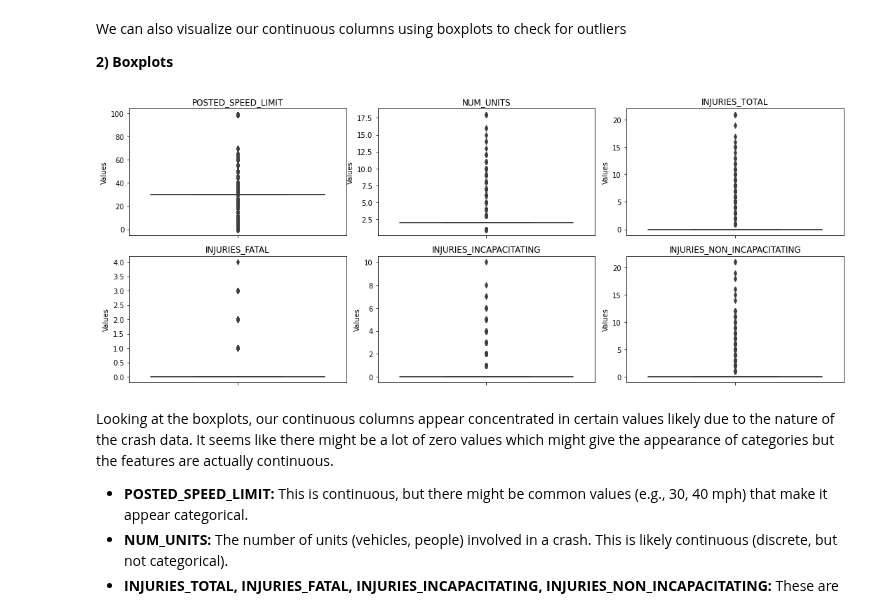
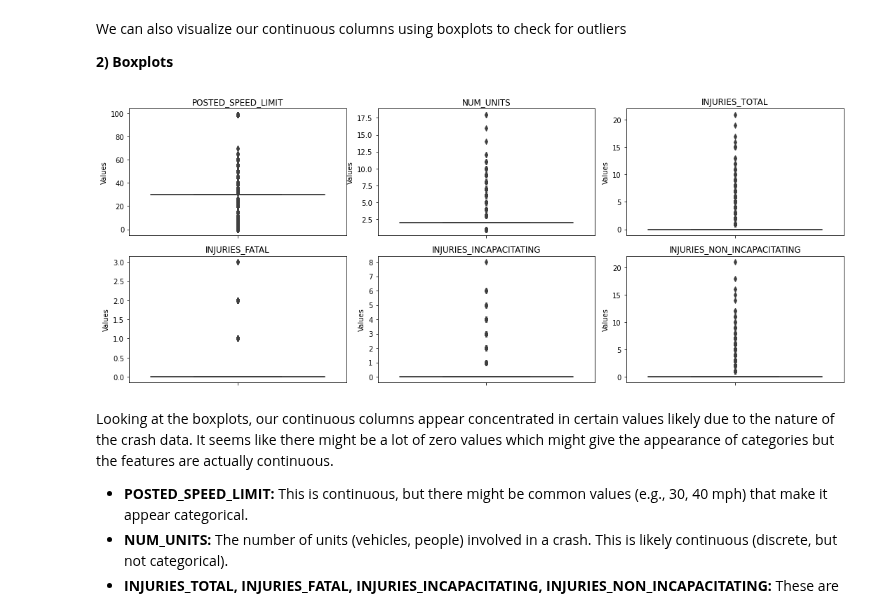
Before and after one commit to Cynthia-Njambi/City-of-Chicago-Traffic-Crashes-Project, a Jupyter notebook: groups/richard.ipynb, the cells around one changed output. Cells and saved outputs as stored; diff of their text form; code cells hidden in the pictures.

Commit message:
updated visualizations after sampling data

```diff
--- a/groups/richard.ipynb
+++ b/groups/richard.ipynb
@@ -296,3 +296,12 @@ Target encoding replaces each category with the mean of the target variable for
 Due to the significant size of our dataset (872,181 rows), we will sample our data to reduce computational time and allow easier handling of the data.
 
 We will use **Stratified Sampling** based on  **CRASH_TYPE** to make sure we preserve the distribution of our target variable.
+# %%
+from sklearn.model_selection import train_test_split
+
+# Assuming 'CRASH_TYPE' is the column to stratify by
+sampled_data, out_of_sample_data = train_test_split(relevant_data, test_size=0.5, stratify=relevant_data['CRASH_TYPE'], random_state=42)
+
+# Check the shape
+print('Sampled Data Shape: ', sampled_data.shape)
+print('Out of Sample Data Shape: ', out_of_sample_data.shape)
@@ -315,7 +327,7 @@ Although we currently classify 'CRASH_HOUR', 'CRASH_DAY_OF_WEEK', 'CRASH_MONTH',
 # %%
 time_col = ['CRASH_HOUR', 'CRASH_DAY_OF_WEEK', 'CRASH_MONTH']
 
-relevant_data[time_col] = relevant_data[time_col].astype('category') #convert to categorical data type
+sampled_data[time_col] = sampled_data[time_col].astype('category') #convert to categorical data type
 
 continuous_columns = [col for col in continuous_columns if col not in time_col] #remove from list of continuous columns
 
@@ -333,28 +345,28 @@ We can also visualize our continuous columns using boxplots to check for outlier
 # %%
 # Create a grid of subplots with 2 rows and 3 columns
 fig, axes = plt.subplots(2, 3, figsize=(15, 6))
 
 # Iterate over the continuous columns and plot each one in a separate subplot
 for i, col in enumerate(continuous_columns):
     # Get the appropriate subplot
     ax = axes[i // 3, i % 3]
 
     # Plot the boxplot vertically with distinct colors
-    sns.boxplot(y=relevant_data[col], ax=ax)
+    sns.boxplot(y=sampled_data[col], ax=ax)
 
     # Set the title of the subplot
     ax.set_title(col)
 
     # Set labels for y-axis
     ax.set_ylabel("Values")
 
 # Adjust the layout to prevent overlapping
 plt.tight_layout()
 
 # Show the plot
 plt.show()
 # %% [output]
-[figure, old version]
+[figure, new version]
 # %% [markdown]
 Looking at the boxplots, our continuous columns appear concentrated in certain values likely due to the nature of the crash data. It seems like there might be a lot of zero values which might give the appearance of categories but the features are actually continuous.
 
```
Also changed, not shown: parts of 3 cells of this notebook.
